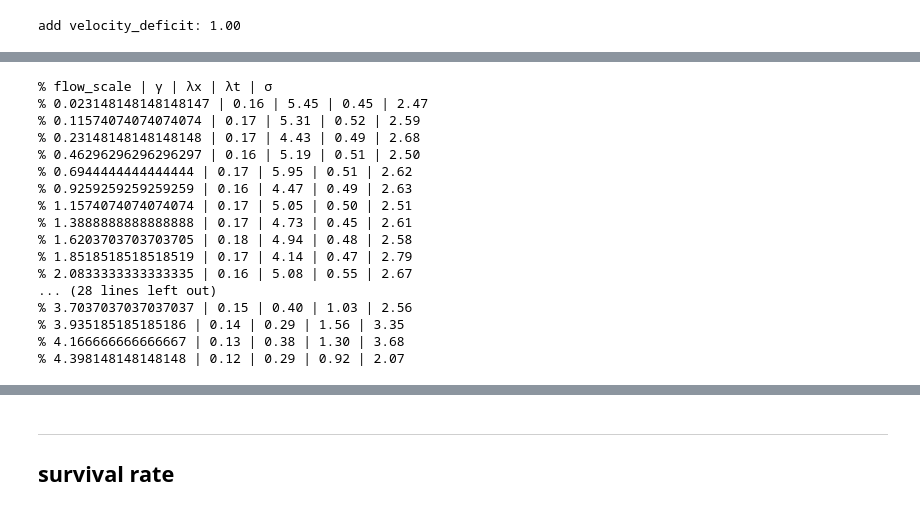
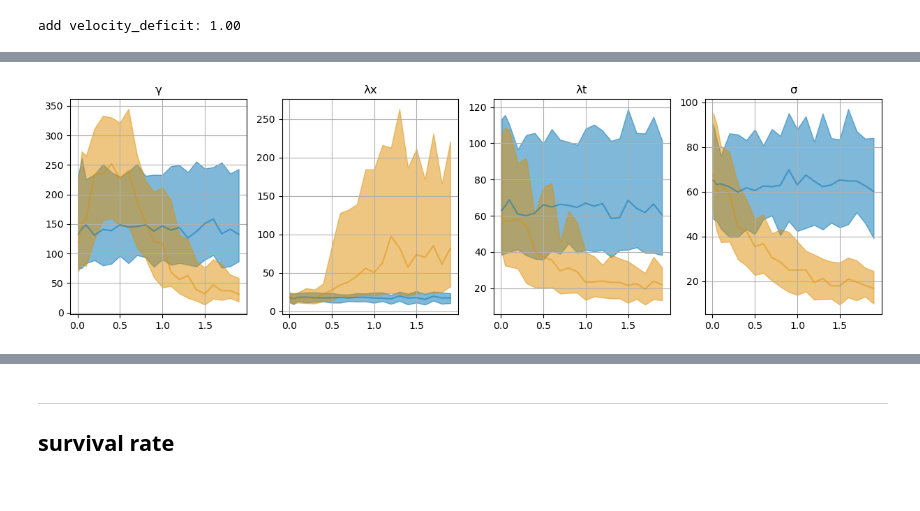
Before and after one commit to apatlpo/nwastats, a Jupyter notebook: notebooks/drifter_3D_alpha.ipynb, the cells around one changed output, grey strips where cells are left out. Drawn from its saved outputs; the diff is of its cells as text; code cells hidden in the pictures.

```diff
--- a/notebooks/drifter_3D_alpha.ipynb
+++ b/notebooks/drifter_3D_alpha.ipynb
@@ -110,7 +122,9 @@ burn = 500 # number of samples to drop (burning)
 dsf, covfunc, covparams, labels = st.prepare_inference(
     run_dir,
     uv, no_time, no_space,
-    parameter_eta_formulation, traj_decorrelation,
+    parameter_eta_formulation,
+    traj_decorrelation,
+    enable_nu,
 )
 flow_attrs = dict(**dsf.attrs)
 truth = {k: v for k, v in zip(labels, [noise]+covparams)}
@@ -510,24 +536,3 @@ st.print_MAP_truth_difference(dsr_nospace, "flow_scale")
-# %%
-st.print_quantile_width(dsm, "flow_scale")
-st.print_quantile_width(dsr, "flow_scale")
-# %% [output]
-% flow_scale | γ | λx | λt | σ
-% 0.023148148148148147 | 0.16 | 5.45 | 0.45 | 2.47
-% 0.11574074074074074 | 0.17 | 5.31 | 0.52 | 2.59
-% 0.23148148148148148 | 0.17 | 4.43 | 0.49 | 2.68
-% 0.46296296296296297 | 0.16 | 5.19 | 0.51 | 2.50
-% 0.6944444444444444 | 0.17 | 5.95 | 0.51 | 2.62
-% 0.9259259259259259 | 0.16 | 4.47 | 0.49 | 2.63
-% 1.1574074074074074 | 0.17 | 5.05 | 0.50 | 2.51
-% 1.3888888888888888 | 0.17 | 4.73 | 0.45 | 2.61
-% 1.6203703703703705 | 0.18 | 4.94 | 0.48 | 2.58
-% 1.8518518518518519 | 0.17 | 4.14 | 0.47 | 2.79
-% 2.0833333333333335 | 0.16 | 5.08 | 0.55 | 2.67
-... (28 lines left out)
-% 3.7037037037037037 | 0.15 | 0.40 | 1.03 | 2.56
-% 3.935185185185186 | 0.14 | 0.29 | 1.56 | 3.35
-% 4.166666666666667 | 0.13 | 0.38 | 1.30 | 3.68
-% 4.398148148148148 | 0.12 | 0.29 | 0.92 | 2.07
 # %%
 #fig, axes = st.plot_sensitivity_combined(dsm, dsr, type="boxplot", **kw)
 # %%
@@ -538,3 +543,29 @@ fig, axes = st.plot_sensitivity_combined(
 fig, axes = st.plot_sensitivity_combined(
     dsr, None, label="drifters", c=colors["dr"], alpha=0.5, **kw,
 )
+# %%
+# show ess
+
+def show_variable_parameter(v, dim):
+
+    fig, axes = plt.subplots(1, dsm.parameter.size, figsize=(15,4))
+
+    _ds, c = dsm, st.colors["mo"]
+    for p, ax in zip(_ds.parameter, axes):
+        da = _ds[v].sel(parameter=p).quantile([1/4,1/2,3/4], "ensemble")
+        kwargs = dict(color=c, alpha=.5)
+        ax.plot(da[dim], da.sel(quantile=1/2), **kwargs)
+        h = ax.fill_between(da[dim], da.sel(quantile=1/4), da.sel(quantile=3/4), **kwargs)
+        ax.grid()
+        ax.set_title(p.data)
+
+    _ds, c = dsr, st.colors["dr"]
+    for p, ax in zip(_ds.parameter, axes):
+        da = _ds[v].sel(parameter=p).quantile([1/4,1/2,3/4], "ensemble")
+        kwargs = dict(color=c, alpha=.5)
+        ax.plot(da[dim], da.sel(quantile=1/2), **kwargs)
+        h = ax.fill_between(da[dim], da.sel(quantile=1/4), da.sel(quantile=3/4), **kwargs)
+
+show_variable_parameter("ess", "α")
+# %% [output]
+[figure, added]
```
Also changed, not shown: parts of 13 cells of this notebook, 12 other files.
